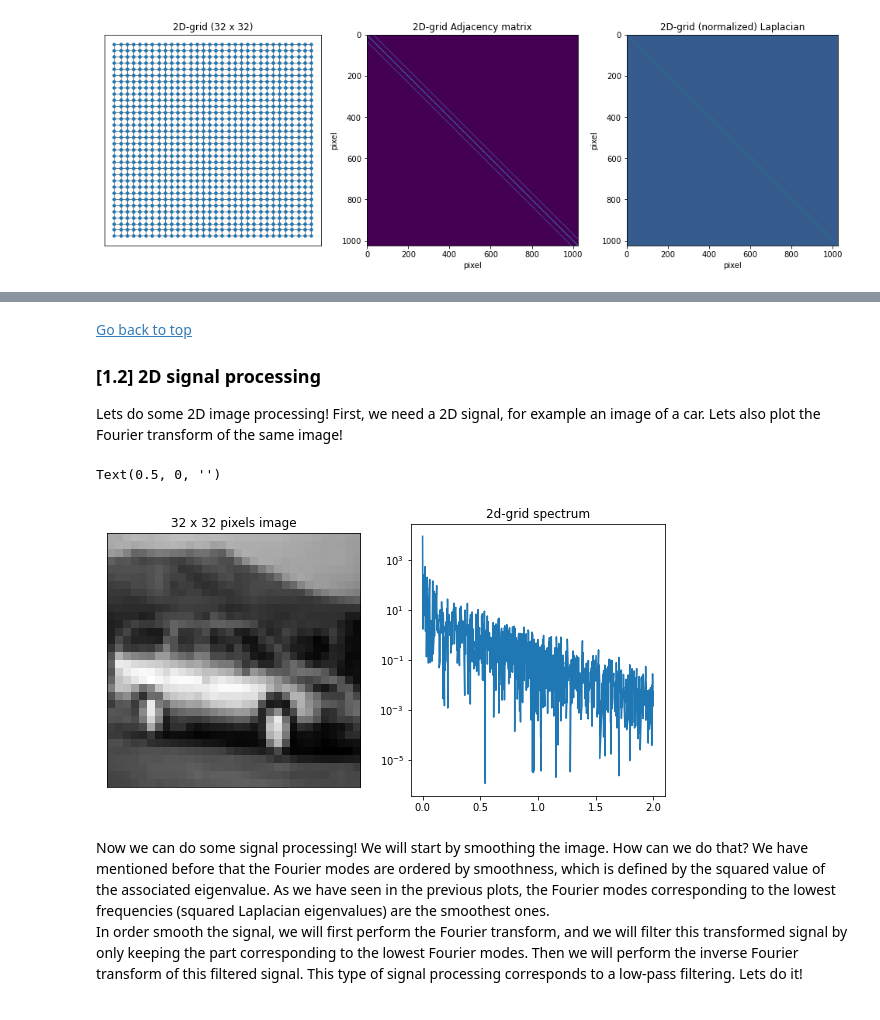
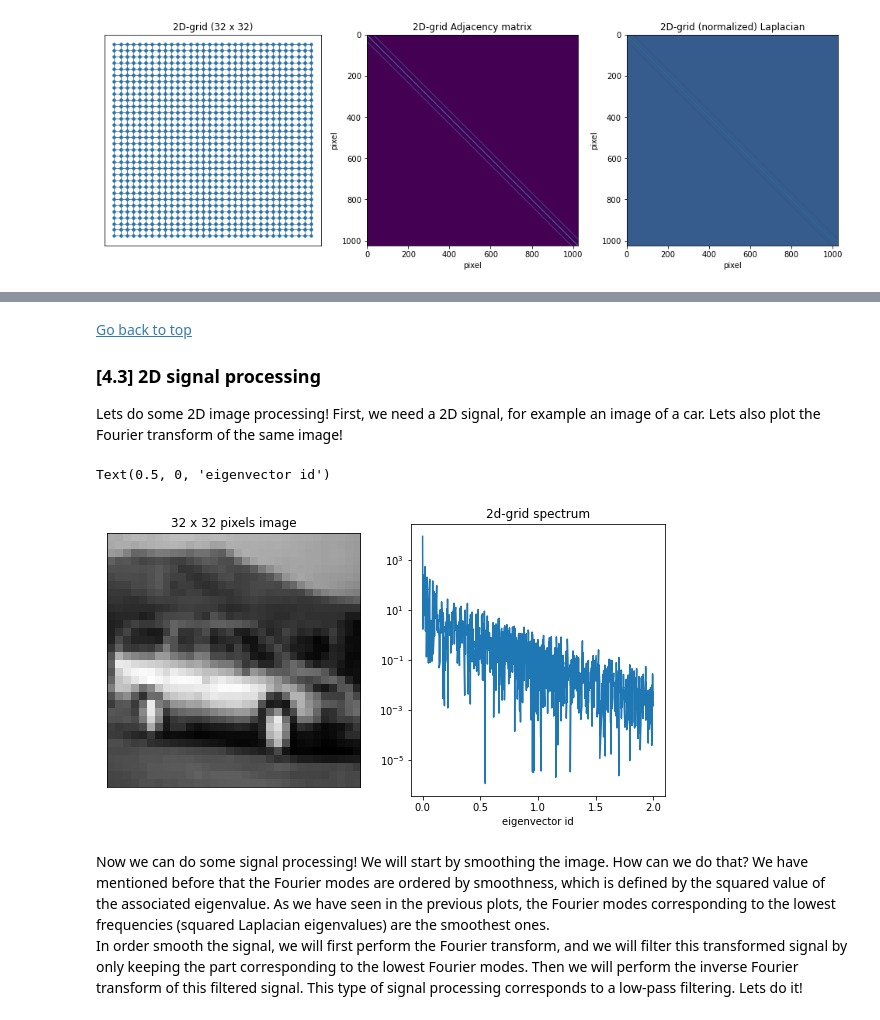
Before and after one commit to sinergia-connectomics-summerschool-2021/tutorial05-code, a Jupyter notebook: Tutorial5_ConnectomeSpectralAnalaysis.ipynb, the cells around one changed output, grey strips where cells are left out. Saved outputs shown, nothing was run; the diff lists cells and outputs as text; code cells hidden in the pictures.

```diff
--- a/Tutorial5_ConnectomeSpectralAnalaysis.ipynb
+++ b/Tutorial5_ConnectomeSpectralAnalaysis.ipynb
@@ -409,29 +604,27 @@ fig.tight_layout()
 # %% [markdown]
 [Go back to top](#top)
 <a id='2dsp'></a>
-### [1.2] 2D signal processing
+### [4.3] 2D signal processing
 Lets do some 2D image processing! First, we need a 2D signal, for example an image of a car. Lets also plot the Fourier transform of the same image!
 # %%
 # Load image
 img = np.load('data/car.npy')
 
 # Compute the 2D-grid Fourier transform
 img_ft = grid2d.gft(img)
 
-
 fig,axs = plt.subplots(1,2,figsize = (10,5))
 axs[0].imshow(img.reshape(32,32),cmap='gray')
 axs[0].set_xticks([])
 axs[0].set_yticks([])
 axs[0].set_title('32 x 32 pixels image')
 
-
 axs[1].semilogy(grid2d.e, abs(img_ft)**2 / len(img))
 axs[1].set_title('2d-grid spectrum')
-axs[1].set_xlabel('')
+axs[1].set_xlabel('eigenvector id')
 # %% [output]
-Text(0.5, 0, '')
+Text(0.5, 0, 'eigenvector id')
-[figure, old version]
+[figure, new version]
 # %% [markdown]
 Now we can do some signal processing! We will start by smoothing the image. How can we do that?
 We have mentioned before that the Fourier modes are ordered by smoothness, which is defined by the squared value of the associated eigenvalue. As we have seen in the previous plots, the Fourier modes corresponding to the lowest frequencies (squared Laplacian eigenvalues) are the smoothest ones.
```
Also changed, not shown: parts of 80 cells of this notebook, 4 other files.
